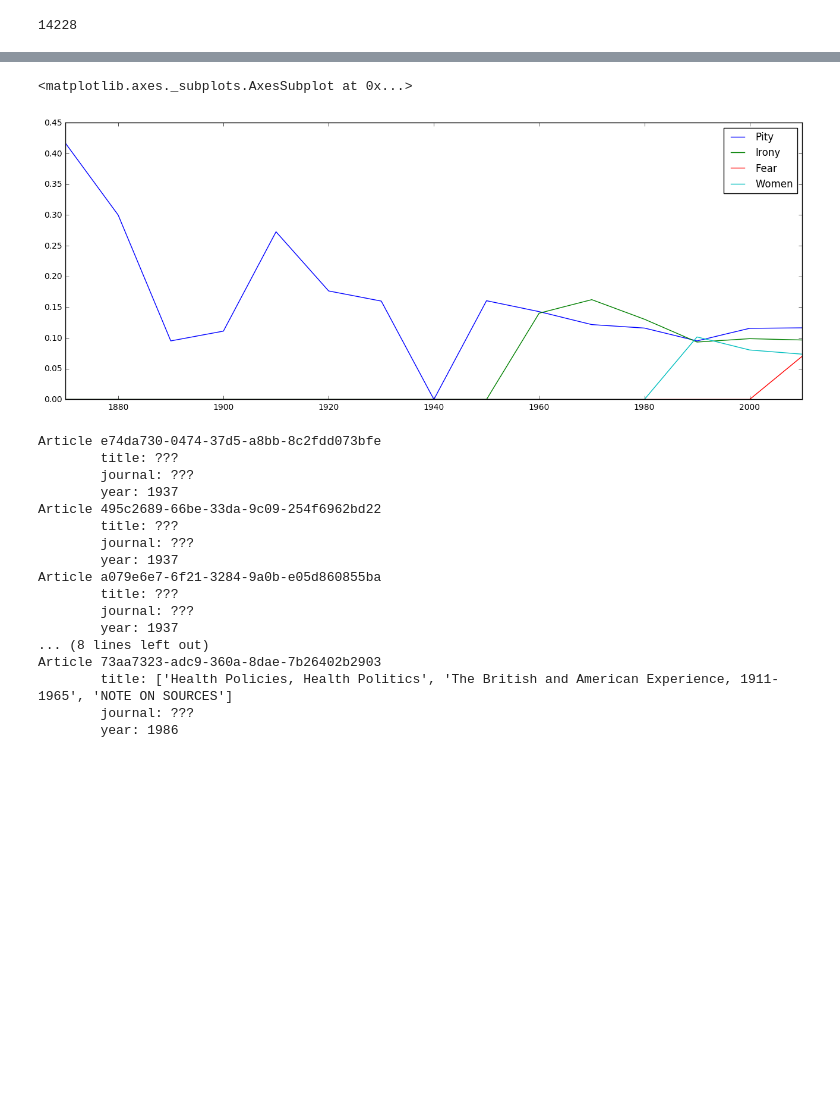
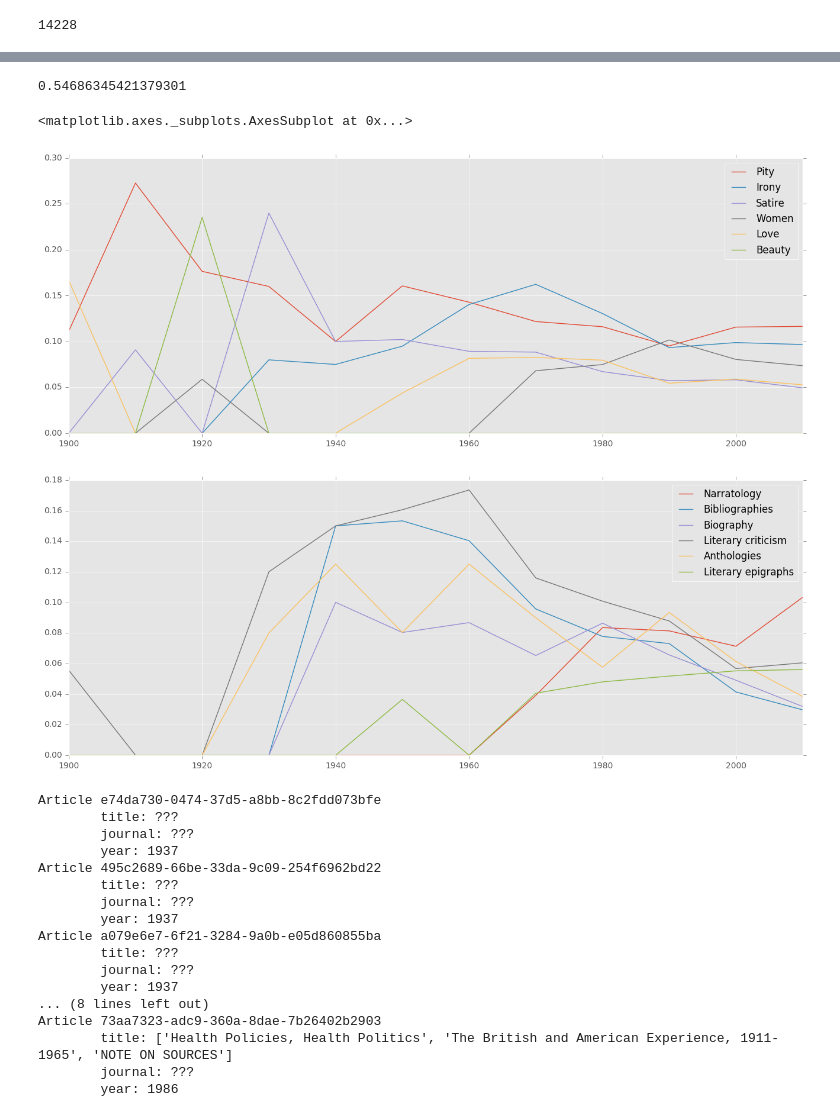
Before and after one commit to lit-mod-viz/middlemarch-critical-histories, a Jupyter notebook: e1/e1-metadata-stats.ipynb, the cells around one changed output, grey strips where cells are left out. Cells and saved outputs as stored; diff of their text form; code cells hidden in the pictures; blank space fills up the shorter version.

```diff
--- a/e1/e1-metadata-stats.ipynb
+++ b/e1/e1-metadata-stats.ipynb
@@ -204,8 +197,16 @@ topicsDecadesDF.head()
-# %%
-topicsDecadesDF.T[['Pity', 'Irony', 'Fear', 'Women']].plot()
-# %% [output]
-<matplotlib.axes._subplots.AxesSubplot at 0x...>
-[figure, removed]
+# %%
+topicsDecadesDF = topicsDecadesDF[[1900, 1910, 1920, 1930, 1940, 1950, 1960, 1970, 1980, 1990, 2000, 2010]]
+# %%
+topicsDecadesDF.sum(axis=1).sort_values()['Villains']
+# %% [output]
+0.54686345421379301
+# %%
+ax = topicsDecadesDF.T[['Pity', 'Irony', 'Satire', 'Women', 'Love', 'Beauty',]].plot()
+topicsDecadesDF.T[['Narratology', 'Bibliographies', 'Biography', 'Literary criticism', 'Anthologies', 'Literary epigraphs']].plot()
+# %% [output]
+<matplotlib.axes._subplots.AxesSubplot at 0x...>
+[figure, added]
+[figure, added]
 # %%
 # What are these underwater photography articles?!
 underwaterPhotographyArticles = [article for article in data if 'topics' in article and 'Underwater photography' in article['topics']]
```
Also changed, not shown: parts of 10 cells of this notebook, 1 other file.
